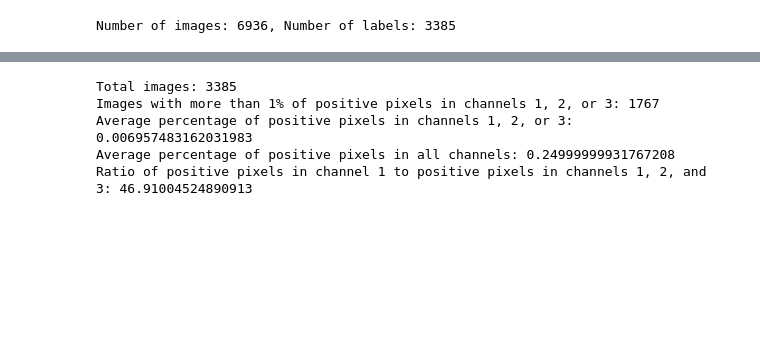
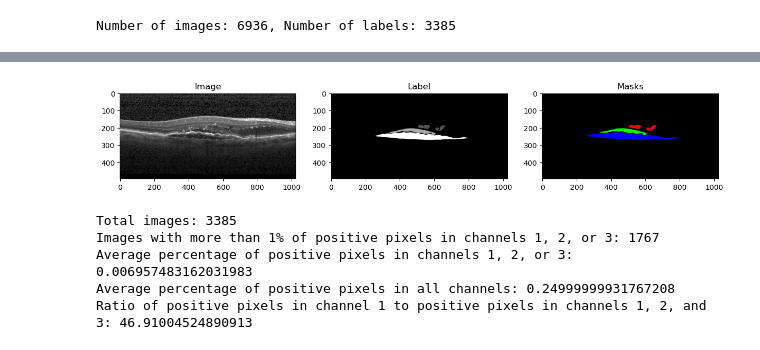
Before and after one commit to moritsih/OPTIMA_SeminarPractical, a Jupyter notebook: practical/stats.ipynb, the cells around one changed output, grey strips where cells are left out. Saved outputs shown, nothing was run; the diff lists cells and outputs as text; code cells hidden in the pictures; blank space fills up the shorter version.

```diff
--- a/practical/stats.ipynb
+++ b/practical/stats.ipynb
@@ -86,3 +95,24 @@ Number of images: 6936, Number of labels: 3385
+# %%
+# randomly sampled 3 images from the training set and put them into subplots next to each other
+
+rand_num = np.random.randint(0, len(train_dataset))
+
+sample = train_dataset[rand_num]
+img = sample['img'].squeeze(0)
+label = sample['label'].squeeze(0)
+masks = sample['masks']
+
+fig, axs = plt.subplots(1, 3, figsize=(15, 5))
+
+axs[0].imshow(img, cmap='gray')
+axs[0].set_title("Image")
+axs[1].imshow(label, cmap='gray')
+axs[1].set_title("Label")
+axs[2].imshow(masks[1:].permute(1, 2, 0))
+axs[2].set_title("Masks")
+plt.show()
+# %% [output]
+[figure, added]
 # %%
 
 # go through the entire training dataset, always ignoring channel 0, and collect some statistics.
```
Also changed, not shown: parts of 3 cells of this notebook, 3 other files.
